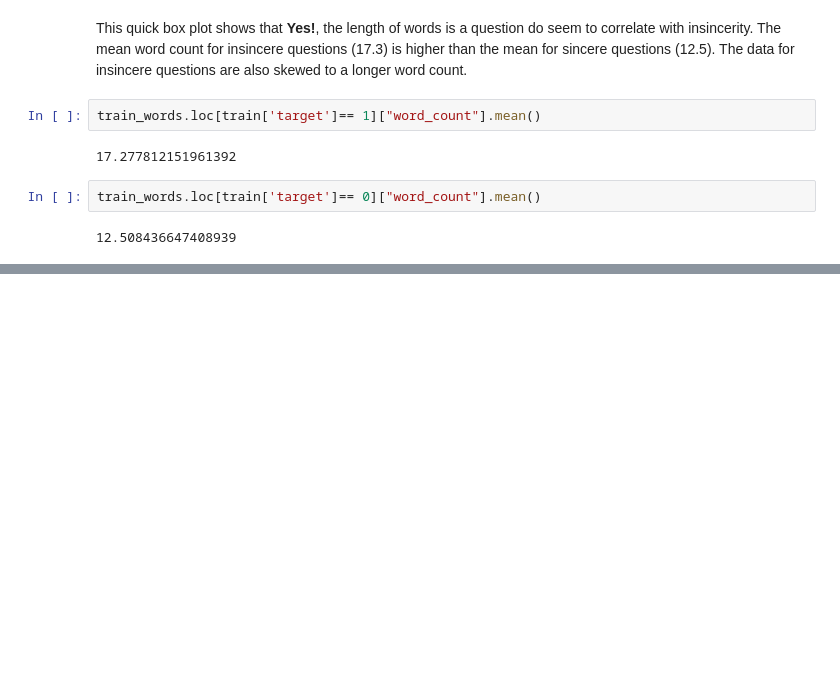
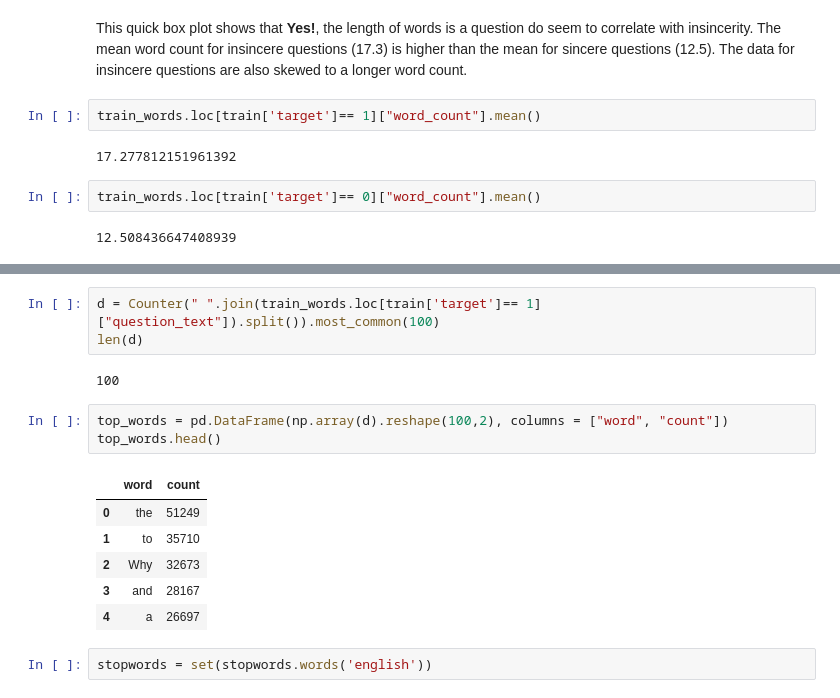
Before and after one commit to mbstone/Quora-Kaggle-Competition, a Jupyter notebook: Quora Kaggle Exploratory Data Analysis.ipynb, the cells around one changed output, grey strips where cells are left out. Drawn from its saved outputs; the diff is of its cells as text; blank space fills up the shorter version.

```diff
--- a/Quora Kaggle Exploratory Data Analysis.ipynb
+++ b/Quora Kaggle Exploratory Data Analysis.ipynb
@@ -204,0 +220,17 @@ train_words.loc[train['target']== 0]["word_count"].mean()
+# %%
+d = Counter(" ".join(train_words.loc[train['target']== 1]["question_text"]).split()).most_common(100)
+len(d)
+# %% [output]
+100
+# %%
+top_words = pd.DataFrame(np.array(d).reshape(100,2), columns = ["word", "count"])
+top_words.head()
+# %% [output]
+|  | word | count |
+| 0 | the | 51249 |
+| 1 | to | 35710 |
+| 2 | Why | 32673 |
+| 3 | and | 28167 |
+| 4 | a | 26697 |
+# %%
+stopwords = set(stopwords.words('english'))
```
Also changed, not shown: parts of 3 cells of this notebook.
